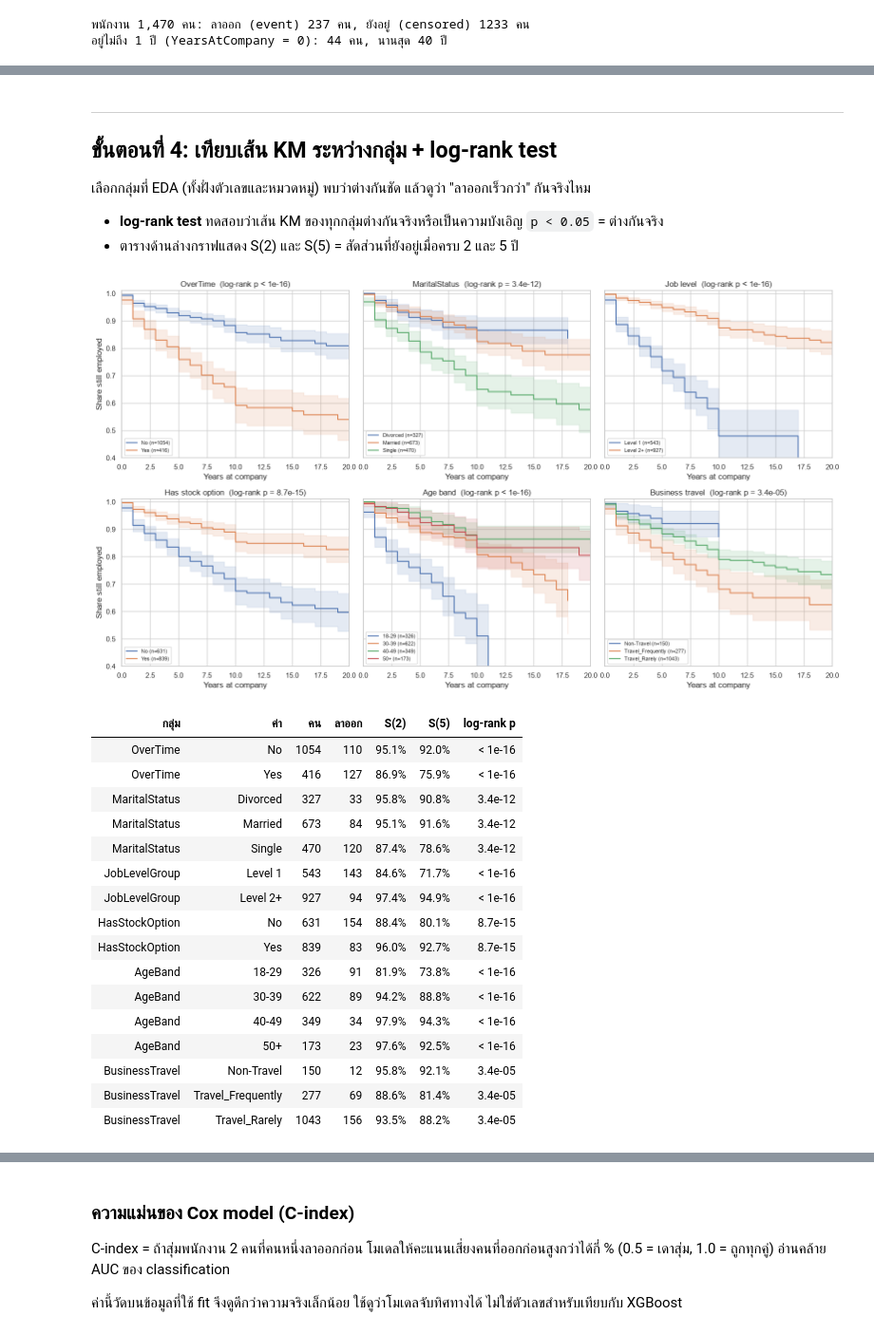
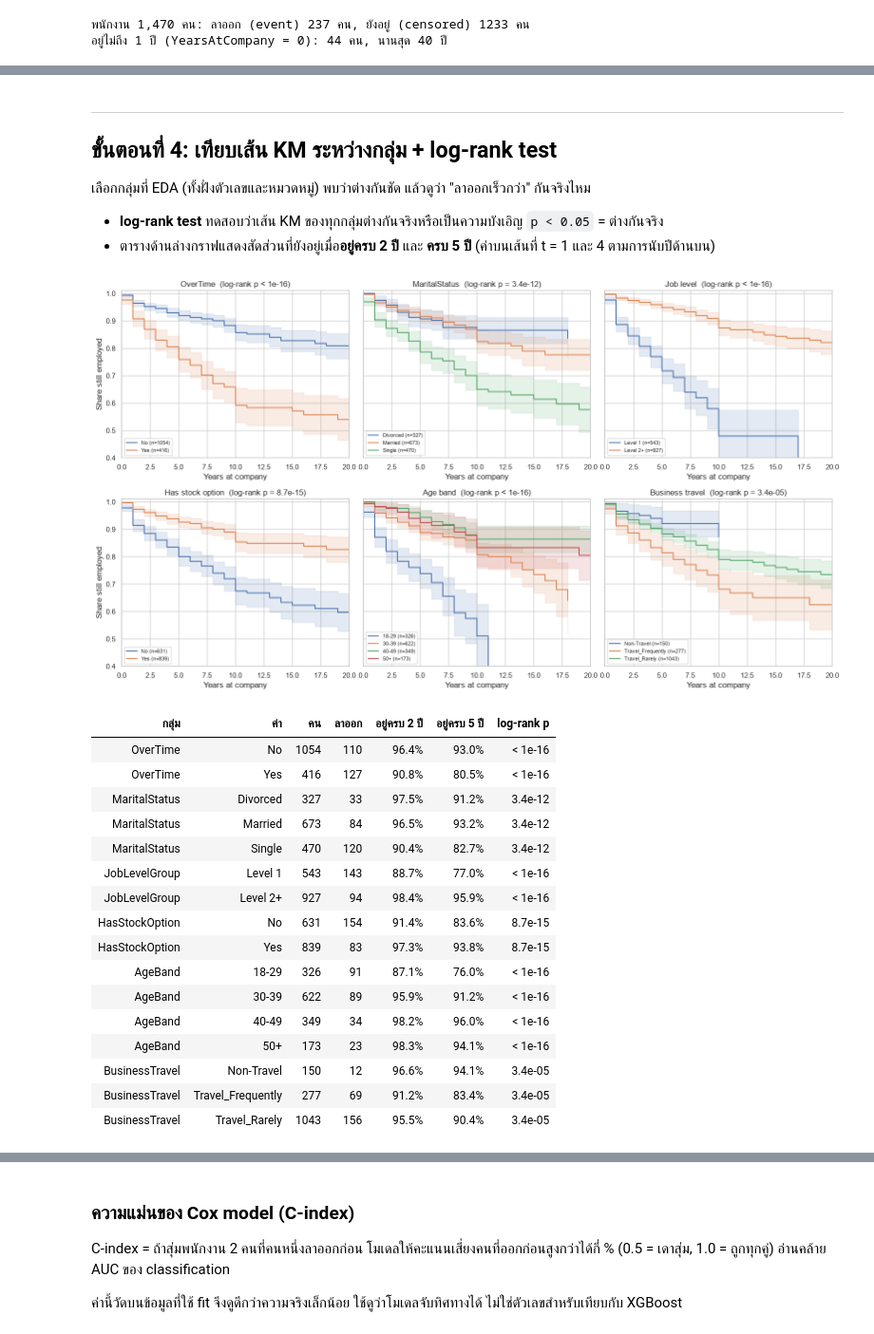
Before and after one commit to InkSpuDek66/employee-attrition-predictor, a Jupyter notebook: notebooks/08_survival_analysis_Y.ipynb, the cells around one changed output, grey strips where cells are left out. Shown at 95% size. Cells and saved outputs as stored; diff of their text form; code cells hidden in the pictures.

```diff
--- a/notebooks/08_survival_analysis_Y.ipynb
+++ b/notebooks/08_survival_analysis_Y.ipynb
@@ -120,14 +123,15 @@ fig, ax = plt.subplots(figsize=(10, 4.5))
 ax.bar(life["year"], life["hazard"] * 100, color="#DD8452")
 for x, h, n in zip(life["year"], life["hazard"], life["at_risk"]):
     ax.text(x, h * 100 + 0.4, f"n={n}", ha="center", fontsize=7)
-ax.set_xlabel("Years at company (0 = first year)")
+ax.set_xlabel("Completed years at company (0 = left during year 1, 1 = during year 2, ...)")
 ax.set_ylabel("Left that year (%)")
 ax.set_xticks(life["year"])
 ax.set_title("Yearly attrition rate among employees still there at year t")
 save(fig, "02_hazard_by_year")
 plt.show()
 
-first2 = df.loc[df["event"] == 1, "duration"].le(2).mean()
-print(f"ในคนที่ลาออก {first2:.0%} ลาออกภายใน 2 ปีแรก (YearsAtCompany 0–2)")
+left_years = df.loc[df["event"] == 1, "duration"]
+print(f"ในคนที่ลาออก {left_years.le(1).mean():.0%} ออกภายใน 2 ปีแรก (YearsAtCompany 0–1) "
+      f"และ {left_years.le(2).mean():.0%} ออกภายใน 3 ปีแรก (YearsAtCompany 0–2)")
 life.style.format({"hazard": "{:.1%}"}).hide(axis="index")
 # %% [output]
@@ -157,7 +161,7 @@ life.style.format({"hazard": "{:.1%}"}).hide(axis="index")
 เลือกกลุ่มที่ EDA (ทั้งฝั่งตัวเลขและหมวดหมู่) พบว่าต่างกันชัด แล้วดูว่า "ลาออกเร็วกว่า" กันจริงไหม
 
 - **log-rank test** ทดสอบว่าเส้น KM ของทุกกลุ่มต่างกันจริงหรือเป็นความบังเอิญ `p < 0.05` = ต่างกันจริง
-- ตารางด้านล่างกราฟแสดง S(2) และ S(5) = สัดส่วนที่ยังอยู่เมื่อครบ 2 และ 5 ปี
+- ตารางด้านล่างกราฟแสดงสัดส่วนที่ยังอยู่เมื่อ**อยู่ครบ 2 ปี** และ **ครบ 5 ปี** (ค่าบนเส้นที่ t = 1 และ 4 ตามการนับปีด้านบน)
 # %%
 df["AgeBand"] = pd.cut(df["Age"], [18, 30, 40, 50, 61], right=False, labels=["18-29", "30-39", "40-49", "50+"])
 df["HasStockOption"] = np.where(df["StockOptionLevel"] > 0, "Yes", "No")
@@ -170,52 +174,52 @@ GROUPS = {
     "HasStockOption": "Has stock option",
     "AgeBand": "Age band",
     "BusinessTravel": "Business travel",
 }
 
 rows = []
 fig, axes = plt.subplots(2, 3, figsize=(16, 9), sharey=True)
 for ax, (col, title) in zip(axes.flat, GROUPS.items()):
     for level in sorted(df[col].dropna().unique()):
         part = df[df[col] == level]
         sf = SurvfuncRight(part["duration"], part["event"])
         plot_km(ax, sf, f"{level} (n={len(part)})")
         rows.append({"กลุ่ม": col, "ค่า": level, "คน": len(part), "ลาออก": part["event"].sum(),
-                     "S(2)": surv_at(sf, 2), "S(5)": surv_at(sf, 5)})
+                     "อยู่ครบ 2 ปี": surv_at(sf, 1), "อยู่ครบ 5 ปี": surv_at(sf, 4)})
     chisq, p = survdiff(df["duration"], df["event"], df[col].astype(str))
     ax.set_title(f"{title}  (log-rank p {fmt_p(p) if p < 1e-16 else '= ' + fmt_p(p)})")
     ax.set_xlim(0, 20)
     ax.set_ylim(0.4, 1.01)
     ax.set_xlabel("Years at company")
     ax.legend(fontsize=8, loc="lower left")
     for r in rows:
         if r["กลุ่ม"] == col:
             r["log-rank p"] = p
 axes[0, 0].set_ylabel("Share still employed")
 axes[1, 0].set_ylabel("Share still employed")
 fig.tight_layout()
 save(fig, "03_km_by_group")
 plt.show()
 
-pd.DataFrame(rows).style.format({"S(2)": "{:.1%}", "S(5)": "{:.1%}", "log-rank p": fmt_p}).hide(axis="index")
+pd.DataFrame(rows).style.format({"อยู่ครบ 2 ปี": "{:.1%}", "อยู่ครบ 5 ปี": "{:.1%}", "log-rank p": fmt_p}).hide(axis="index")
 # %% [output]
 [figure]
-| กลุ่ม | ค่า | คน | ลาออก | S(2) | S(5) | log-rank p |
-| OverTime | No | 1054 | 110 | 95.1% | 92.0% | < 1e-16 |
-| OverTime | Yes | 416 | 127 | 86.9% | 75.9% | < 1e-16 |
-| MaritalStatus | Divorced | 327 | 33 | 95.8% | 90.8% | 3.4e-12 |
-| MaritalStatus | Married | 673 | 84 | 95.1% | 91.6% | 3.4e-12 |
-| MaritalStatus | Single | 470 | 120 | 87.4% | 78.6% | 3.4e-12 |
-| JobLevelGroup | Level 1 | 543 | 143 | 84.6% | 71.7% | < 1e-16 |
-| JobLevelGroup | Level 2+ | 927 | 94 | 97.4% | 94.9% | < 1e-16 |
-| HasStockOption | No | 631 | 154 | 88.4% | 80.1% | 8.7e-15 |
-| HasStockOption | Yes | 839 | 83 | 96.0% | 92.7% | 8.7e-15 |
-| AgeBand | 18-29 | 326 | 91 | 81.9% | 73.8% | < 1e-16 |
-| AgeBand | 30-39 | 622 | 89 | 94.2% | 88.8% | < 1e-16 |
-| AgeBand | 40-49 | 349 | 34 | 97.9% | 94.3% | < 1e-16 |
-| AgeBand | 50+ | 173 | 23 | 97.6% | 92.5% | < 1e-16 |
-| BusinessTravel | Non-Travel | 150 | 12 | 95.8% | 92.1% | 3.4e-05 |
-| BusinessTravel | Travel_Frequently | 277 | 69 | 88.6% | 81.4% | 3.4e-05 |
-| BusinessTravel | Travel_Rarely | 1043 | 156 | 93.5% | 88.2% | 3.4e-05 |
+| กลุ่ม | ค่า | คน | ลาออก | อยู่ครบ 2 ปี | อยู่ครบ 5 ปี | log-rank p |
+| OverTime | No | 1054 | 110 | 96.4% | 93.0% | < 1e-16 |
+| OverTime | Yes | 416 | 127 | 90.8% | 80.5% | < 1e-16 |
+| MaritalStatus | Divorced | 327 | 33 | 97.5% | 91.2% | 3.4e-12 |
+| MaritalStatus | Married | 673 | 84 | 96.5% | 93.2% | 3.4e-12 |
+| MaritalStatus | Single | 470 | 120 | 90.4% | 82.7% | 3.4e-12 |
+| JobLevelGroup | Level 1 | 543 | 143 | 88.7% | 77.0% | < 1e-16 |
+| JobLevelGroup | Level 2+ | 927 | 94 | 98.4% | 95.9% | < 1e-16 |
+| HasStockOption | No | 631 | 154 | 91.4% | 83.6% | 8.7e-15 |
+| HasStockOption | Yes | 839 | 83 | 97.3% | 93.8% | 8.7e-15 |
+| AgeBand | 18-29 | 326 | 91 | 87.1% | 76.0% | < 1e-16 |
+| AgeBand | 30-39 | 622 | 89 | 95.9% | 91.2% | < 1e-16 |
+| AgeBand | 40-49 | 349 | 34 | 98.2% | 96.0% | < 1e-16 |
+| AgeBand | 50+ | 173 | 23 | 98.3% | 94.1% | < 1e-16 |
+| BusinessTravel | Non-Travel | 150 | 12 | 96.6% | 94.1% | 3.4e-05 |
+| BusinessTravel | Travel_Frequently | 277 | 69 | 91.2% | 83.4% | 3.4e-05 |
+| BusinessTravel | Travel_Rarely | 1043 | 156 | 95.5% | 90.4% | 3.4e-05 |
 # %% [markdown]
 ---
 ## ขั้นตอนที่ 5: Cox Proportional Hazards (ดูหลายปัจจัยพร้อมกัน)
```
Also changed, not shown: parts of 10 cells of this notebook, 3 other files.
